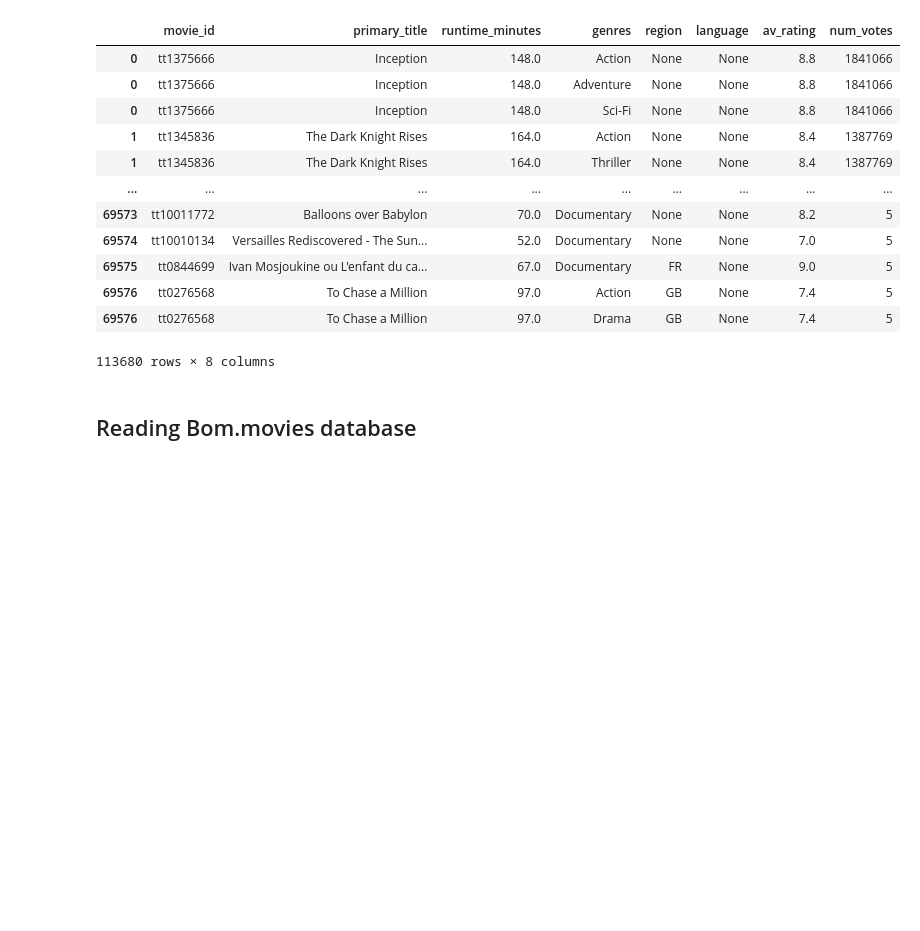
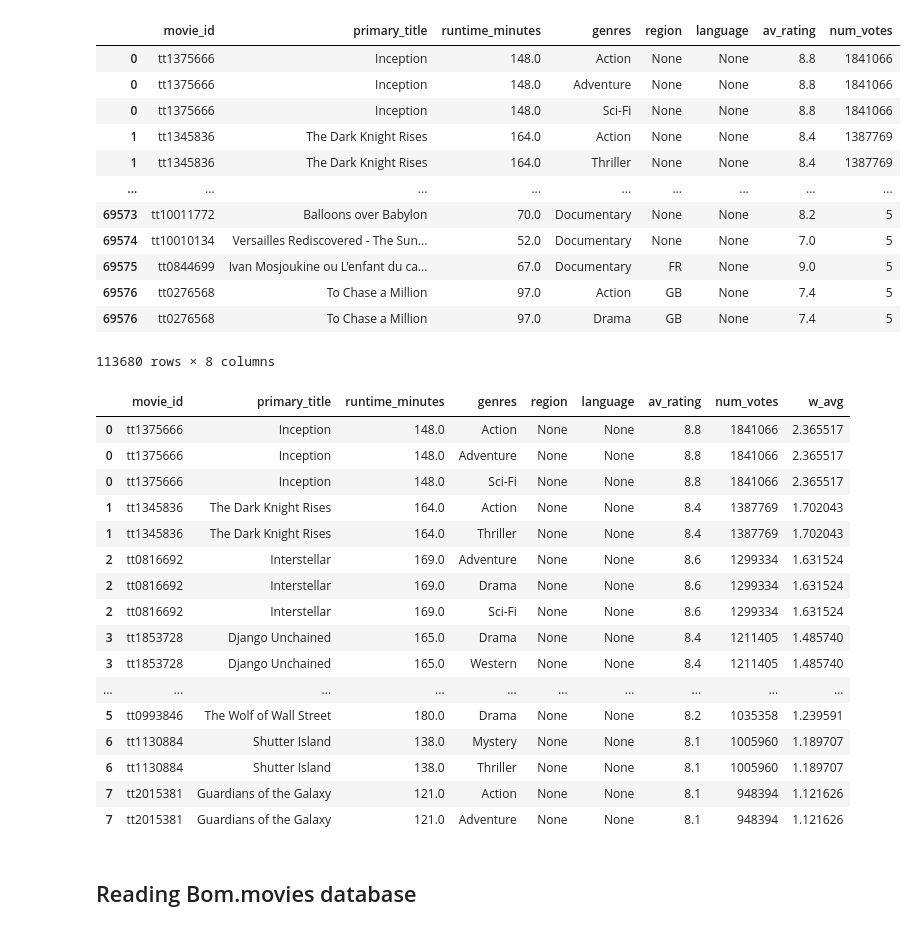
Before and after one commit to pyamin1878/Movie-Project, a Jupyter notebook: Notebooks/student_working_notebook-juvenson.ipynb, the cells around one changed output. Drawn from its saved outputs; the diff is of its cells as text; code cells hidden in the pictures; blank space fills up the shorter version.

```diff
--- a/Notebooks/student_working_notebook-juvenson.ipynb
+++ b/Notebooks/student_working_notebook-juvenson.ipynb
@@ -348,6 +348,27 @@ df_m
 | 69576 | tt0276568 | To Chase a Million | 97.0 | Action | GB | None | 7.4 | 5 |
 | 69576 | tt0276568 | To Chase a Million | 97.0 | Drama | GB | None | 7.4 | 5 |
 113680 rows × 8 columns
+# %%
+df_m['w_avg'] = ((df_m['av_rating']*df_m['num_votes'])/ sum(df_m['num_votes']))*100
+df_m.head(20)
+# %% [output]
+|  | movie_id | primary_title | runtime_minutes | genres | region | language | av_rating | num_votes | w_avg |
+| 0 | tt1375666 | Inception | 148.0 | Action | None | None | 8.8 | 1841066 | 2.365517 |
+| 0 | tt1375666 | Inception | 148.0 | Adventure | None | None | 8.8 | 1841066 | 2.365517 |
+| 0 | tt1375666 | Inception | 148.0 | Sci-Fi | None | None | 8.8 | 1841066 | 2.365517 |
+| 1 | tt1345836 | The Dark Knight Rises | 164.0 | Action | None | None | 8.4 | 1387769 | 1.702043 |
+| 1 | tt1345836 | The Dark Knight Rises | 164.0 | Thriller | None | None | 8.4 | 1387769 | 1.702043 |
+| 2 | tt0816692 | Interstellar | 169.0 | Adventure | None | None | 8.6 | 1299334 | 1.631524 |
+| 2 | tt0816692 | Interstellar | 169.0 | Drama | None | None | 8.6 | 1299334 | 1.631524 |
+| 2 | tt0816692 | Interstellar | 169.0 | Sci-Fi | None | None | 8.6 | 1299334 | 1.631524 |
+| 3 | tt1853728 | Django Unchained | 165.0 | Drama | None | None | 8.4 | 1211405 | 1.485740 |
+| 3 | tt1853728 | Django Unchained | 165.0 | Western | None | None | 8.4 | 1211405 | 1.485740 |
+| ... | ... | ... | ... | ... | ... | ... | ... | ... | ... |
+| 5 | tt0993846 | The Wolf of Wall Street | 180.0 | Drama | None | None | 8.2 | 1035358 | 1.239591 |
+| 6 | tt1130884 | Shutter Island | 138.0 | Mystery | None | None | 8.1 | 1005960 | 1.189707 |
+| 6 | tt1130884 | Shutter Island | 138.0 | Thriller | None | None | 8.1 | 1005960 | 1.189707 |
+| 7 | tt2015381 | Guardians of the Galaxy | 121.0 | Action | None | None | 8.1 | 948394 | 1.121626 |
+| 7 | tt2015381 | Guardians of the Galaxy | 121.0 | Adventure | None | None | 8.1 | 948394 | 1.121626 |
 # %%
 #df_m.to_csv('movie_clean-a.csv')
 # %%
```
Also changed, not shown: parts of 37 cells of this notebook.
